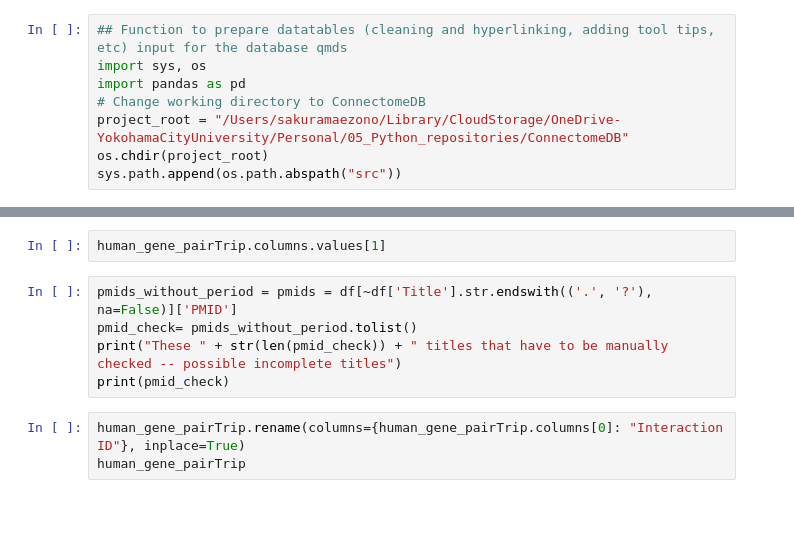
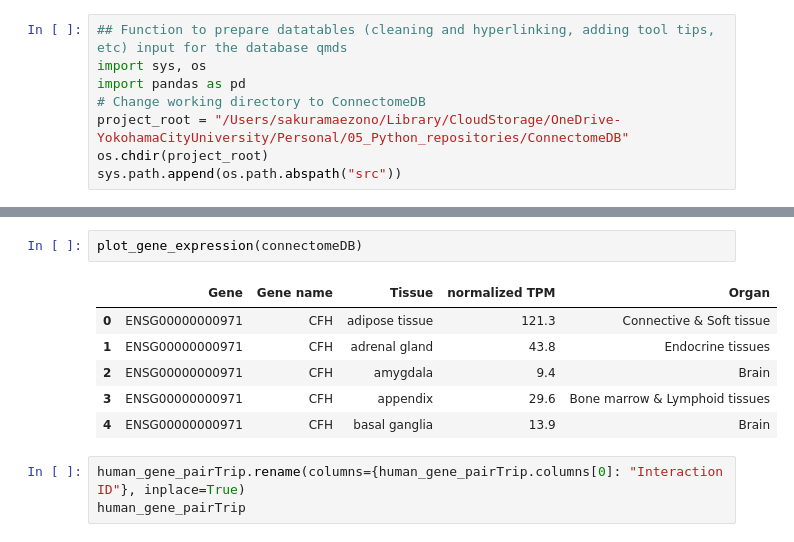
Before and after one commit to bioinfo-YCU/ConnectomeDB, a Jupyter notebook: Python_test.ipynb, the cells around one changed output, grey strips where cells are left out. Cells and saved outputs as stored; diff of their text form; blank space fills up the shorter version.

```diff
--- a/Python_test.ipynb
+++ b/Python_test.ipynb
@@ -75,10 +207,13 @@ human_gene_pairTrip
-# %%
-human_gene_pairTrip.columns.values[1]
+# %%
+plot_gene_expression(connectomeDB)
 # %%
-pmids_without_period = pmids = df[~df['Title'].str.endswith(('.', '?'), na=False)]['PMID']
-pmid_check= pmids_without_period.tolist()
-print("These " + str(len(pmid_check)) + " titles that have to be manually checked -- possible incomplete titles")
-print(pmid_check)
+# %% [output]
+|  | Gene | Gene name | Tissue | normalized TPM | Organ |
+| 0 | ENSG00000000971 | CFH | adipose tissue | 121.3 | Connective & Soft tissue |
+| 1 | ENSG00000000971 | CFH | adrenal gland | 43.8 | Endocrine tissues |
+| 2 | ENSG00000000971 | CFH | amygdala | 9.4 | Brain |
+| 3 | ENSG00000000971 | CFH | appendix | 29.6 | Bone marrow & Lymphoid tissues |
+| 4 | ENSG00000000971 | CFH | basal ganglia | 13.9 | Brain |
 # %%
 human_gene_pairTrip.rename(columns={human_gene_pairTrip.columns[0]: "Interaction ID"}, inplace=True)
 human_gene_pairTrip
```
Also changed, not shown: parts of 4 cells of this notebook, 4 other files.
